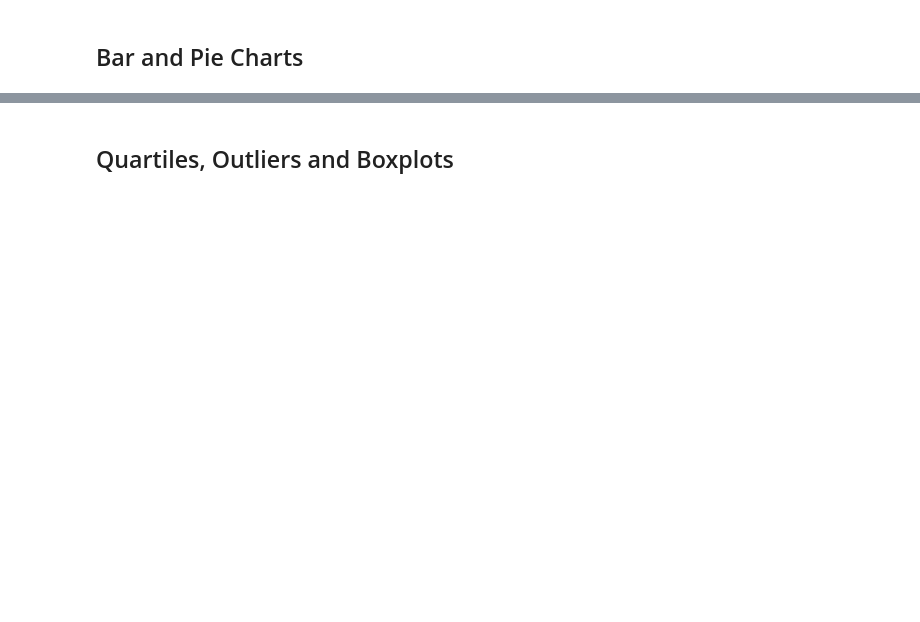
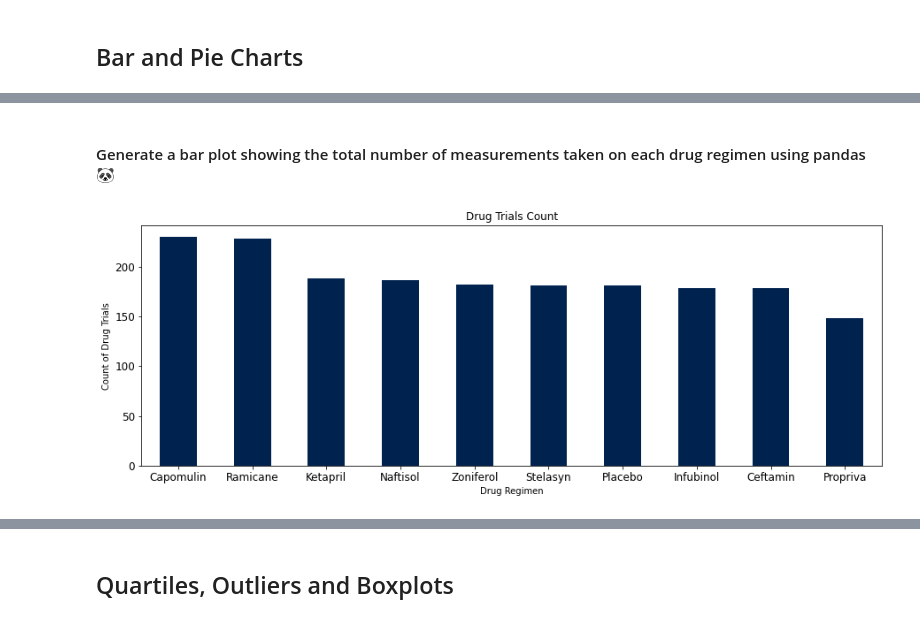
Before and after one commit to naydeenmonzon/Matploblib-Challenge, a Jupyter notebook: pymaceuticals_starter.ipynb, the cells around one changed output, grey strips where cells are left out. Cells and saved outputs as stored; diff of their text form; code cells hidden in the pictures; blank space fills up the shorter version.

```diff
--- a/pymaceuticals_starter.ipynb
+++ b/pymaceuticals_starter.ipynb
@@ -265,0 +188,4 @@ Name: Mouse ID, dtype: int64
+# %%
+drug_data = clean_data.groupby('Drug Regimen')
+drug_count = drug_data['Mouse ID'].count()
+print(drug_count)
@@ -265,0 +205,8 @@ Name: Mouse ID, dtype: int64
+# %% [markdown]
+#### Generate a bar plot showing the total number of measurements taken on each drug regimen using pandas 🐼
+# %%
+drug_count.sort_values(ascending=False).plot.bar(figsize=(15,5), cmap='cividis', title=('Drug Trials Count'),
+                                                 fontsize=12, rot=0, ylabel='Count of Drug Trials')
+plt.show()
+# %% [output]
+[figure, added]
```
Also changed, not shown: parts of 72 cells of this notebook.
